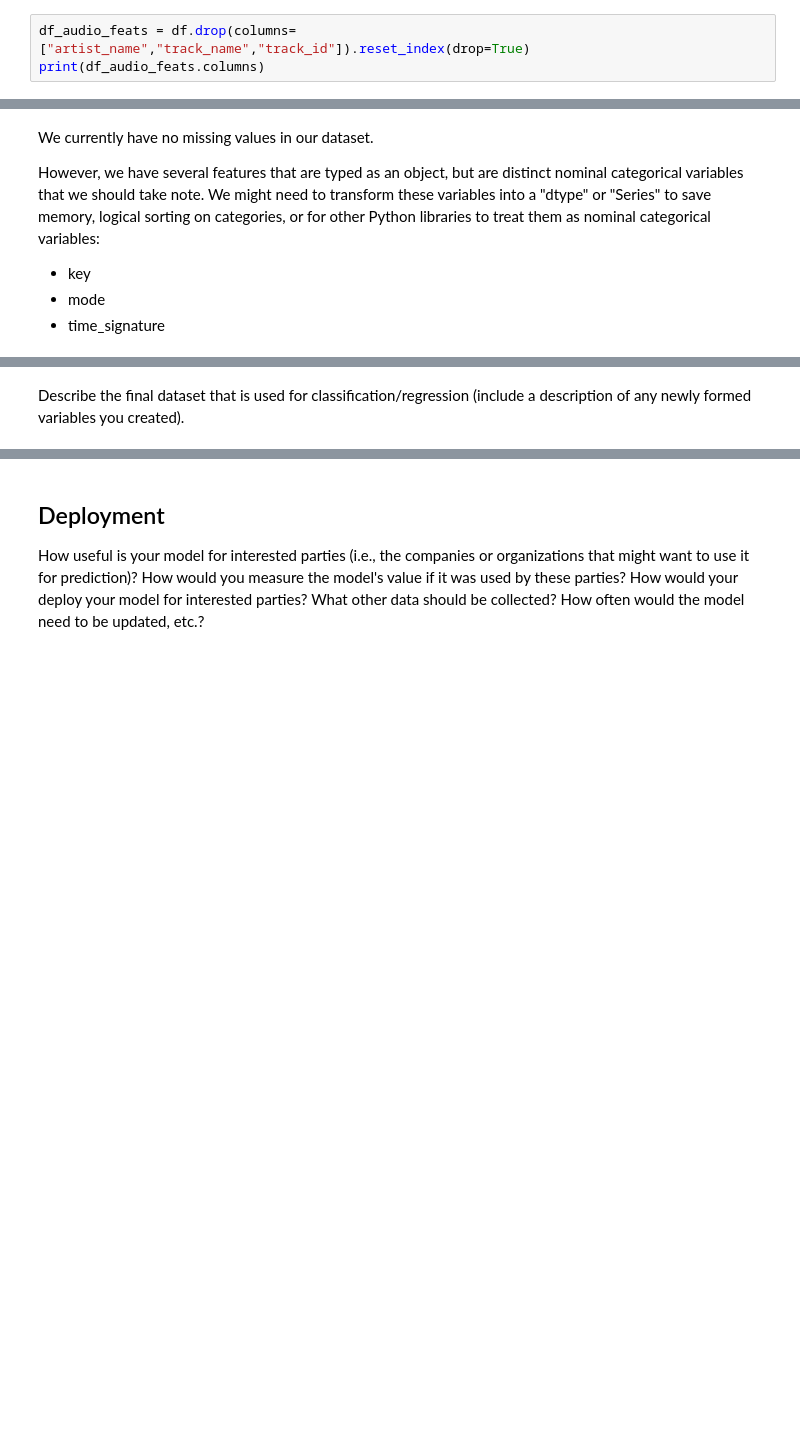
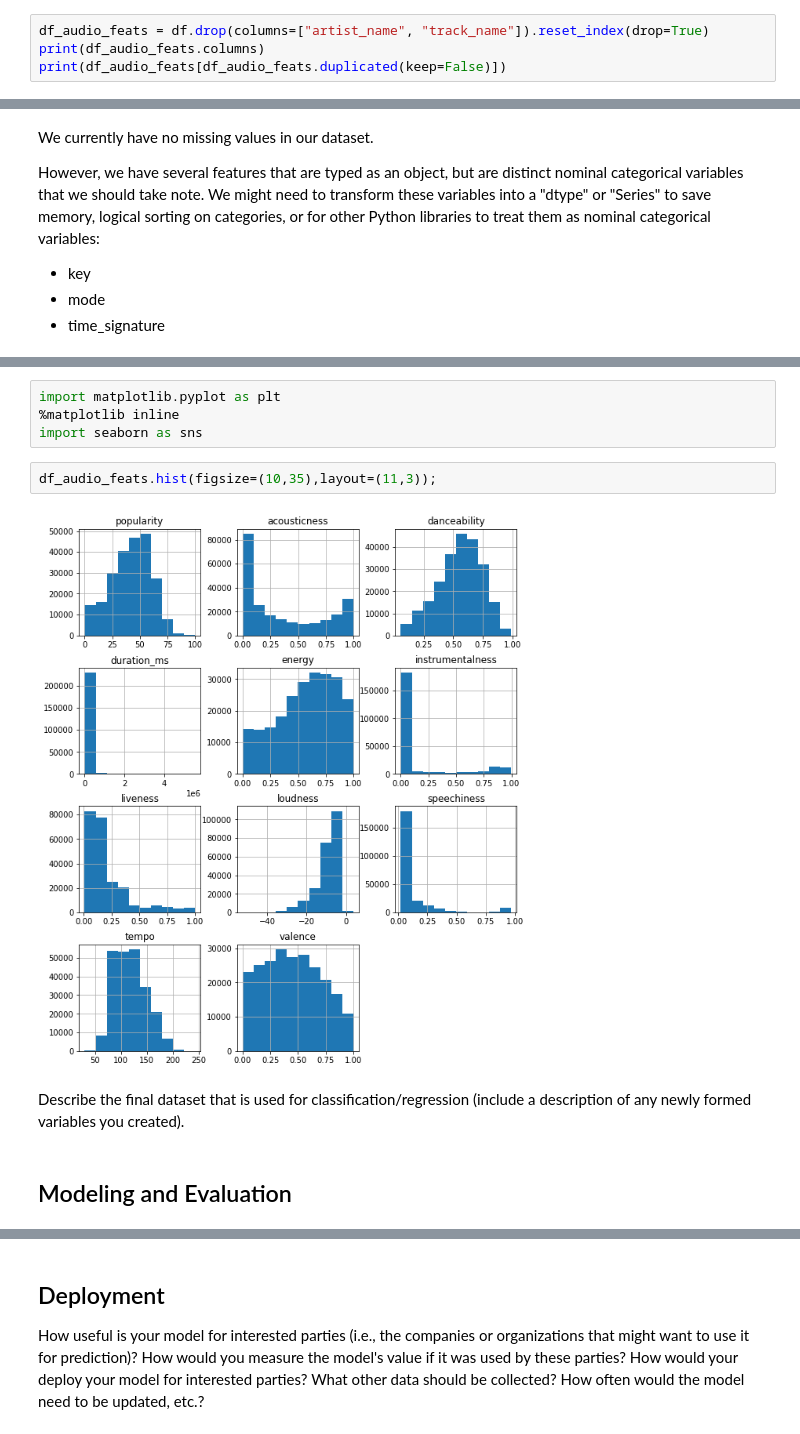
Before and after one commit to xiolett/ML1, a Jupyter notebook: Lab2_Classification/Group2_Lab2_Classification.ipynb, the cells around one changed output, grey strips where cells are left out. Saved outputs shown, nothing was run; the diff lists cells and outputs as text; blank space fills up the shorter version.

```diff
--- a/Lab2_Classification/Group2_Lab2_Classification.ipynb
+++ b/Lab2_Classification/Group2_Lab2_Classification.ipynb
@@ -63,4 +77,5 @@ However, we will keep popularity and duration_ms and evaluate if they are useful
 # %%
-df_audio_feats = df.drop(columns=["artist_name","track_name","track_id"]).reset_index(drop=True)
+df_audio_feats = df.drop(columns=["artist_name", "track_name"]).reset_index(drop=True)
 print(df_audio_feats.columns)
+print(df_audio_feats[df_audio_feats.duplicated(keep=False)])
 # %% [output]
@@ -136,7 +155,17 @@ df_audio_feats.describe()
 | 50% | 43.000000 | 0.232000 | 0.571000 | 2.204270e+05 | 0.605000 | 0.000044 | 0.128000 | -7.762000 | ... |
 | 75% | 55.000000 | 0.722000 | 0.692000 | 2.657680e+05 | 0.787000 | 0.035800 | 0.264000 | -5.501000 | ... |
 | max | 100.000000 | 0.996000 | 0.989000 | 5.552917e+06 | 0.999000 | 0.999000 | 1.000000 | 3.744000 | ... |
+# %%
+import matplotlib.pyplot as plt
+%matplotlib inline
+import seaborn as sns
+# %%
+df_audio_feats.hist(figsize=(10,35),layout=(11,3));
+# %% [output]
+[figure, added]
 # %% [markdown]
 Describe the final dataset that is used for classification/regression (include a
 description of any newly formed variables you created).
+# %% [markdown]
+## Modeling and Evaluation
 # %% [markdown]
```
Also changed, not shown: parts of 24 cells of this notebook.
